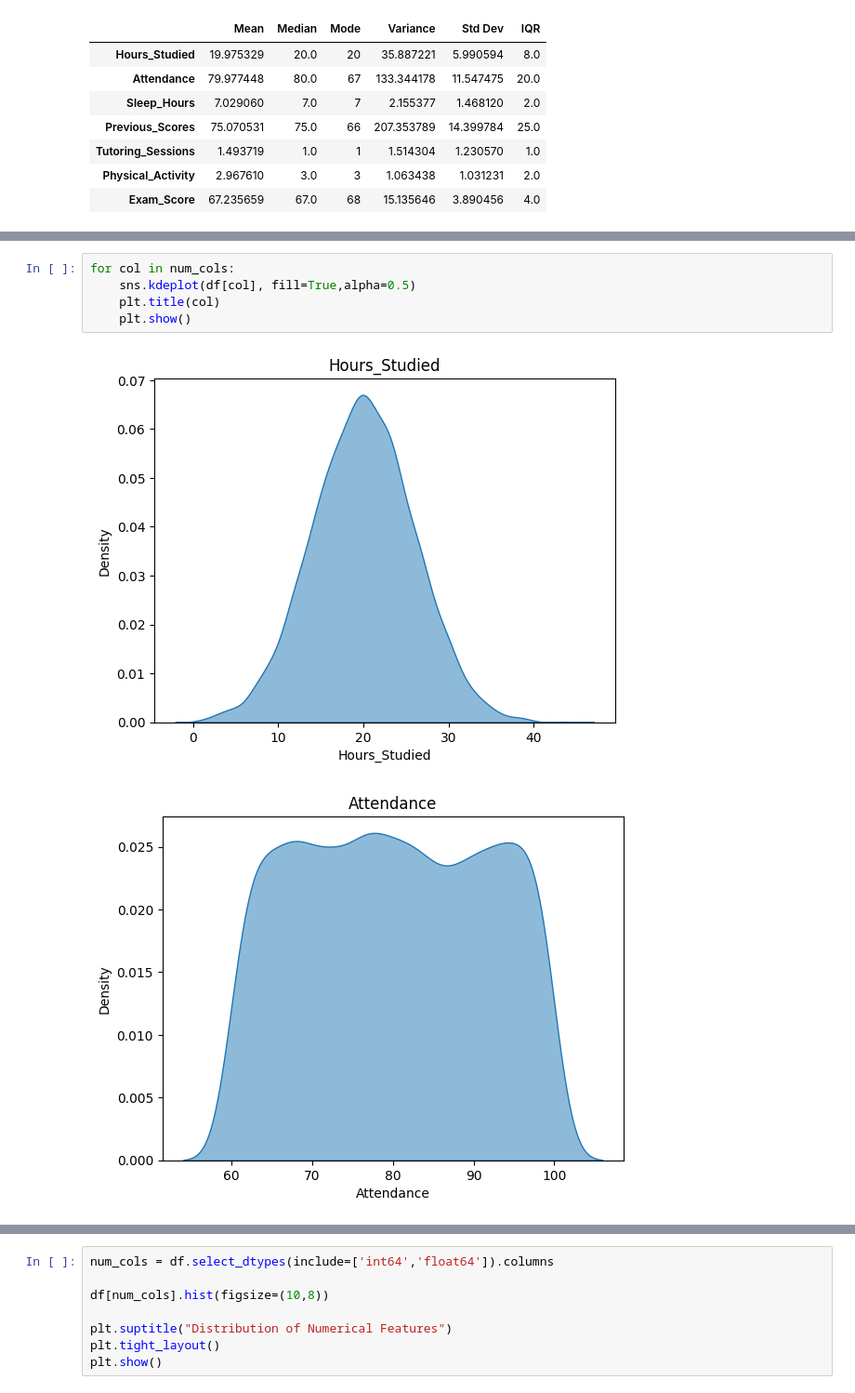
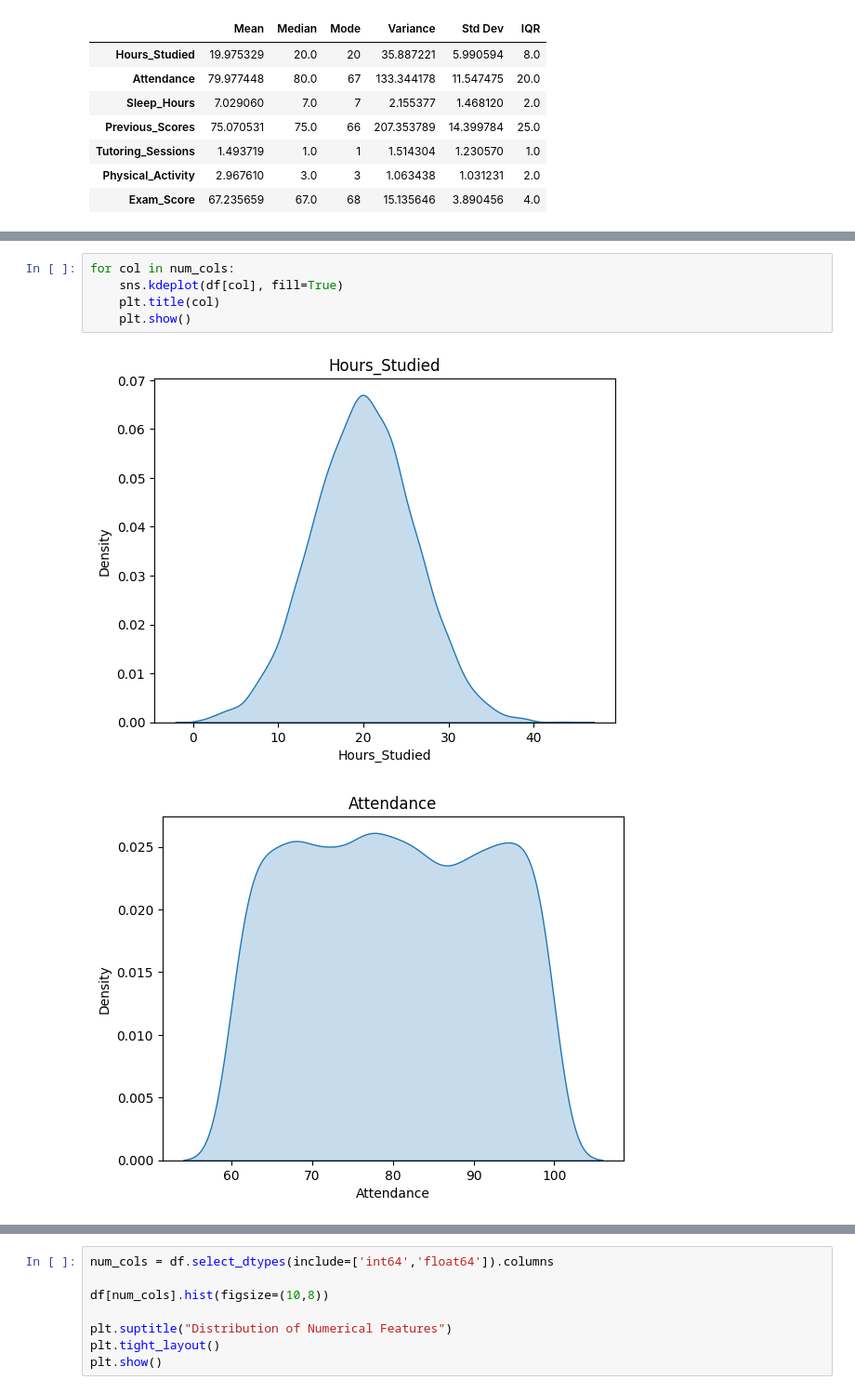
Before and after one commit to minSara02-FromTheStart/CSE303_Project_, a Jupyter notebook: StudentPerformanceFactors.ipynb, the cells around one changed output, grey strips where cells are left out. Shown at 93% size. Drawn from its saved outputs; the diff is of its cells as text.

```diff
--- a/StudentPerformanceFactors.ipynb
+++ b/StudentPerformanceFactors.ipynb
@@ -69,8 +75,8 @@ plt.show()
 # %%
 for col in num_cols:
-    sns.kdeplot(df[col], fill=True,alpha=0.5)
+    sns.kdeplot(df[col], fill=True)
     plt.title(col)
     plt.show()
 # %% [output]
-[figure, old version]
+[figure, new version]
-[figure, old version]
+[figure, new version]
```
Also changed, not shown: parts of 7 cells of this notebook.
